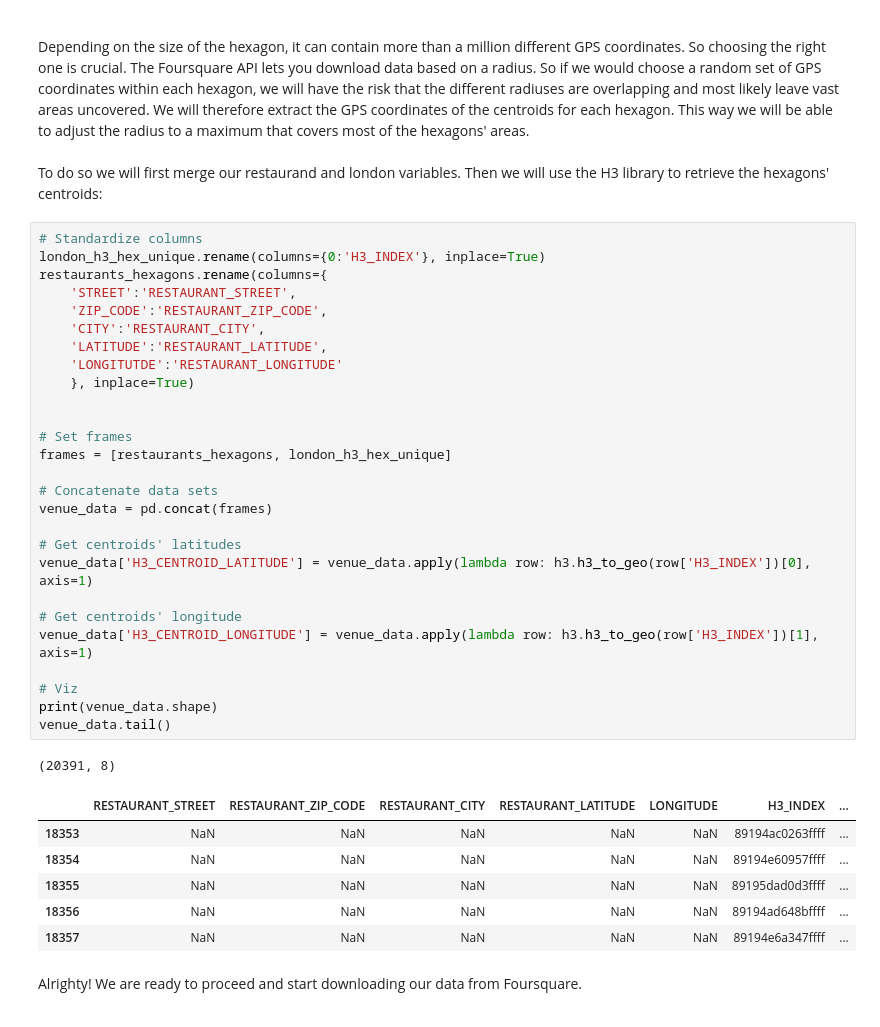
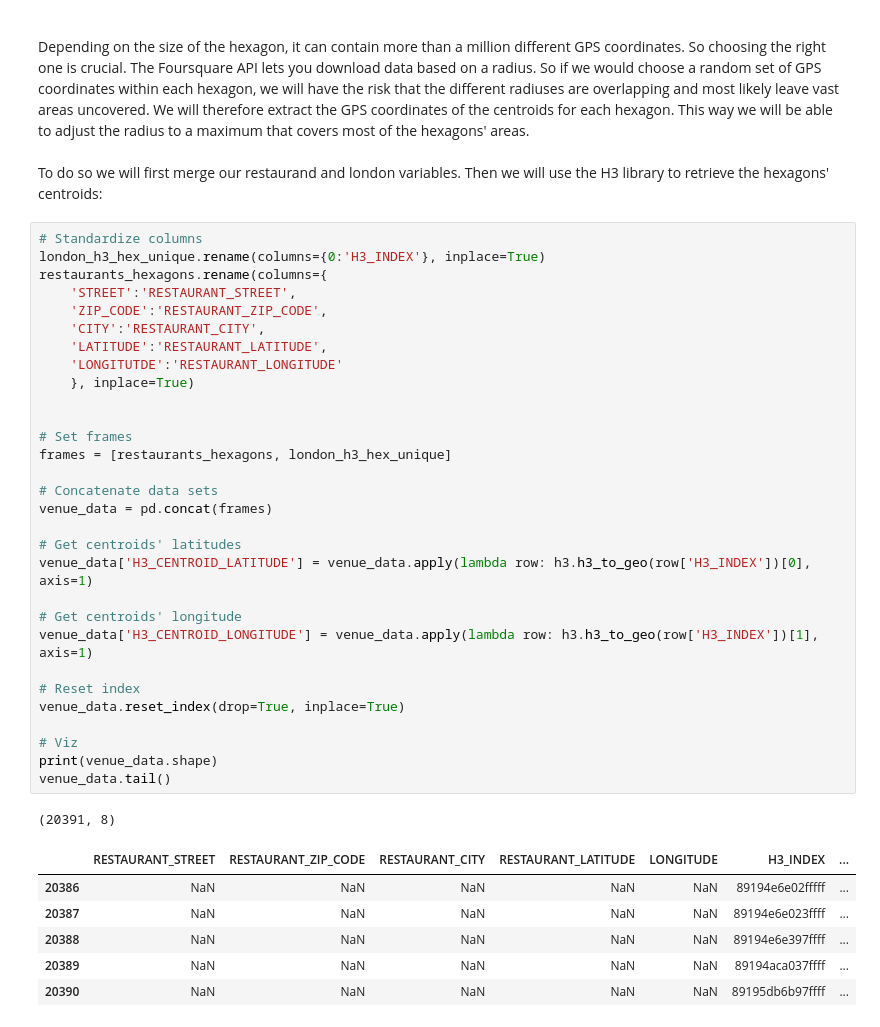
Before and after one commit to Mauricebuettgenbach/battle_of_the_neighborhoods, a Jupyter notebook: THE_BATTLE_OF_NEIHBORHOODS.ipynb, the cells around one changed output. Saved outputs shown, nothing was run; the diff lists cells and outputs as text.

```diff
--- a/THE_BATTLE_OF_NEIHBORHOODS.ipynb
+++ b/THE_BATTLE_OF_NEIHBORHOODS.ipynb
@@ -663,37 +663,38 @@ To do so we will first merge our restaurand and london variables. Then we will u
 # %%
 # Standardize columns
 london_h3_hex_unique.rename(columns={0:'H3_INDEX'}, inplace=True)
 restaurants_hexagons.rename(columns={
     'STREET':'RESTAURANT_STREET',
     'ZIP_CODE':'RESTAURANT_ZIP_CODE',
     'CITY':'RESTAURANT_CITY',
     'LATITUDE':'RESTAURANT_LATITUDE',
     'LONGITUTDE':'RESTAURANT_LONGITUDE'
     }, inplace=True)
 
 
 # Set frames
 frames = [restaurants_hexagons, london_h3_hex_unique]
 
 # Concatenate data sets
 venue_data = pd.concat(frames)
 
 # Get centroids' latitudes
 venue_data['H3_CENTROID_LATITUDE'] = venue_data.apply(lambda row: h3.h3_to_geo(row['H3_INDEX'])[0], axis=1)
 
 # Get centroids' longitude
 venue_data['H3_CENTROID_LONGITUDE'] = venue_data.apply(lambda row: h3.h3_to_geo(row['H3_INDEX'])[1], axis=1)
 
+# Reset index
+venue_data.reset_index(drop=True, inplace=True)
+
 # Viz
 print(venue_data.shape)
 venue_data.tail()
 # %% [output]
 (20391, 8)
 |  | RESTAURANT_STREET | RESTAURANT_ZIP_CODE | RESTAURANT_CITY | RESTAURANT_LATITUDE | LONGITUDE | H3_INDEX | ... |
-| 18353 | NaN | NaN | NaN | NaN | NaN | 89194ac0263ffff | ... |
-| 18354 | NaN | NaN | NaN | NaN | NaN | 89194e60957ffff | ... |
-| 18355 | NaN | NaN | NaN | NaN | NaN | 89195dad0d3ffff | ... |
-| 18356 | NaN | NaN | NaN | NaN | NaN | 89194ad648bffff | ... |
-| 18357 | NaN | NaN | NaN | NaN | NaN | 89194e6a347ffff | ... |
+| 20386 | NaN | NaN | NaN | NaN | NaN | 89194e6e02fffff | ... |
+| 20387 | NaN | NaN | NaN | NaN | NaN | 89194e6e023ffff | ... |
+| 20388 | NaN | NaN | NaN | NaN | NaN | 89194e6e397ffff | ... |
+| 20389 | NaN | NaN | NaN | NaN | NaN | 89194aca037ffff | ... |
+| 20390 | NaN | NaN | NaN | NaN | NaN | 89195db6b97ffff | ... |
-# %% [markdown]
-Alrighty! We are ready to proceed and start downloading our data from Foursquare.
```
Also changed, not shown: parts of 6 cells of this notebook.
